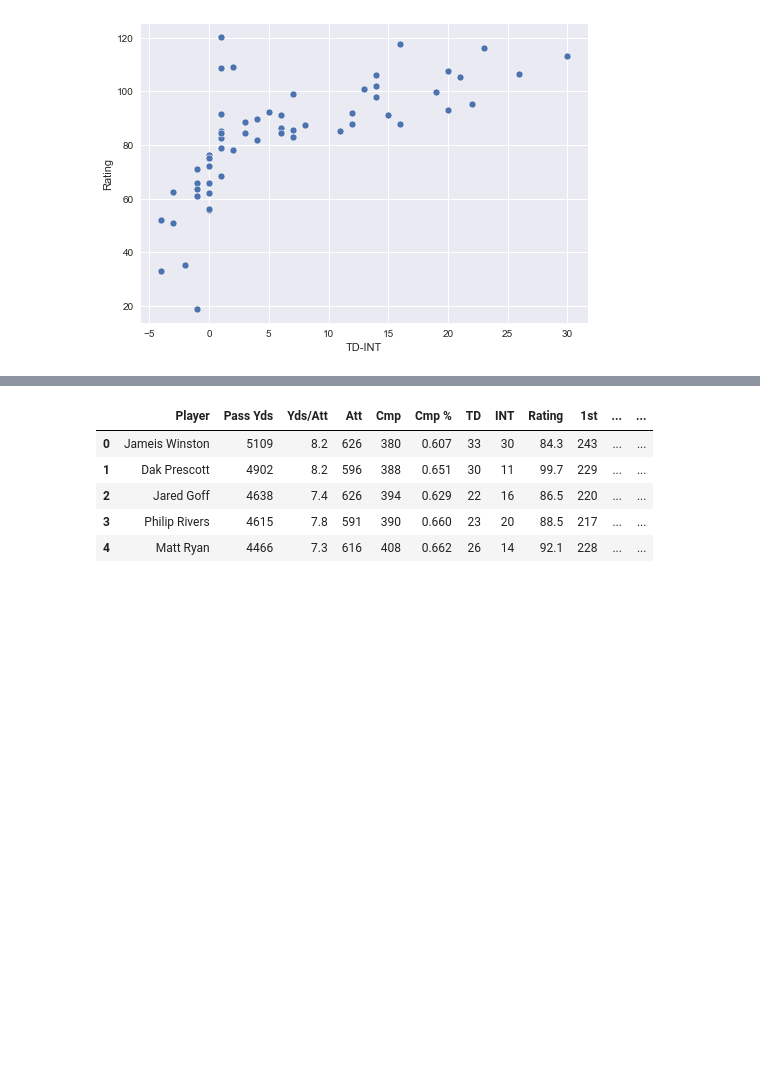
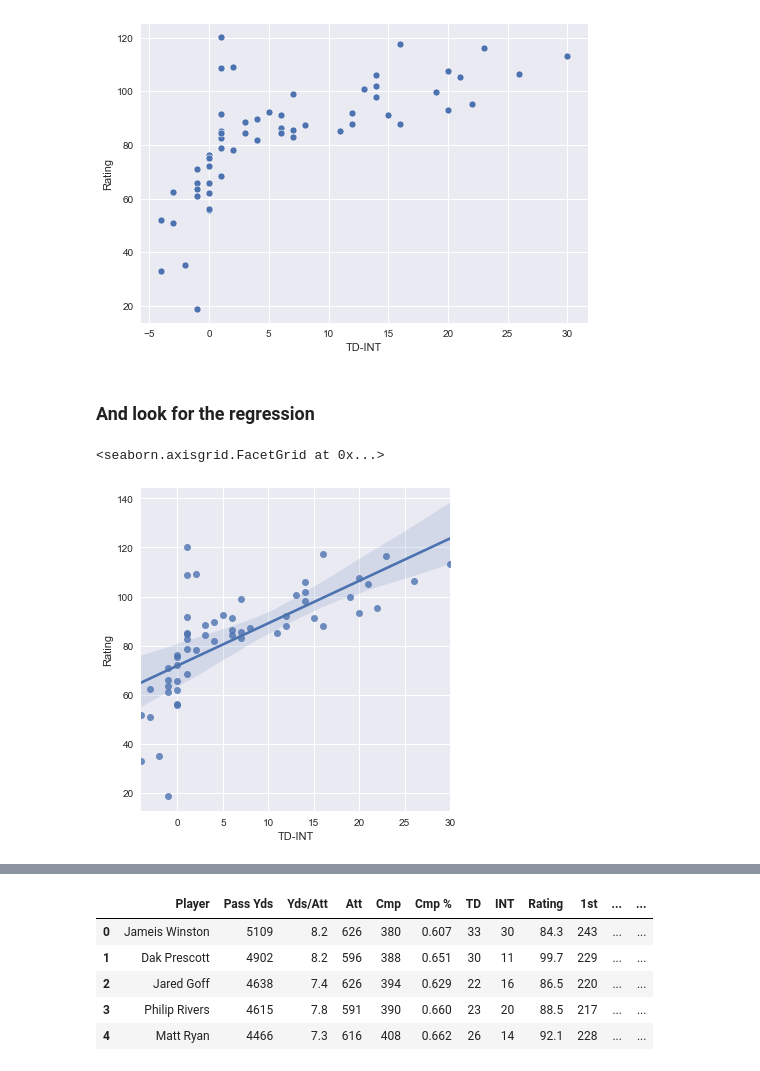
Before and after one commit to User7712/UCDPA_MarkCheesmore, a Jupyter notebook: QB_in_NFL_2019.ipynb, the cells around one changed output, grey strips where cells are left out. Saved outputs shown, nothing was run; the diff lists cells and outputs as text; code cells hidden in the pictures; blank space fills up the shorter version.

Commit message:
This time really final - with extra comments and some regression lines drawn in

```diff
--- a/QB_in_NFL_2019.ipynb
+++ b/QB_in_NFL_2019.ipynb
@@ -427,3 +431,10 @@ sns.scatterplot(y="Rating",x='TD-INT', data = QB_combine_2019_reduced)
 # %% [output]
 <AxesSubplot:xlabel='TD-INT', ylabel='Rating'>
 [figure]
+# %% [markdown]
+### And look for the regression
+# %%
+sns.lmplot(y="Rating",x='TD-INT', data = QB_combine_2019_reduced, ci=99)
+# %% [output]
+<seaborn.axisgrid.FacetGrid at 0x...>
+[figure, added]
```
Also changed, not shown: parts of 12 cells of this notebook.
